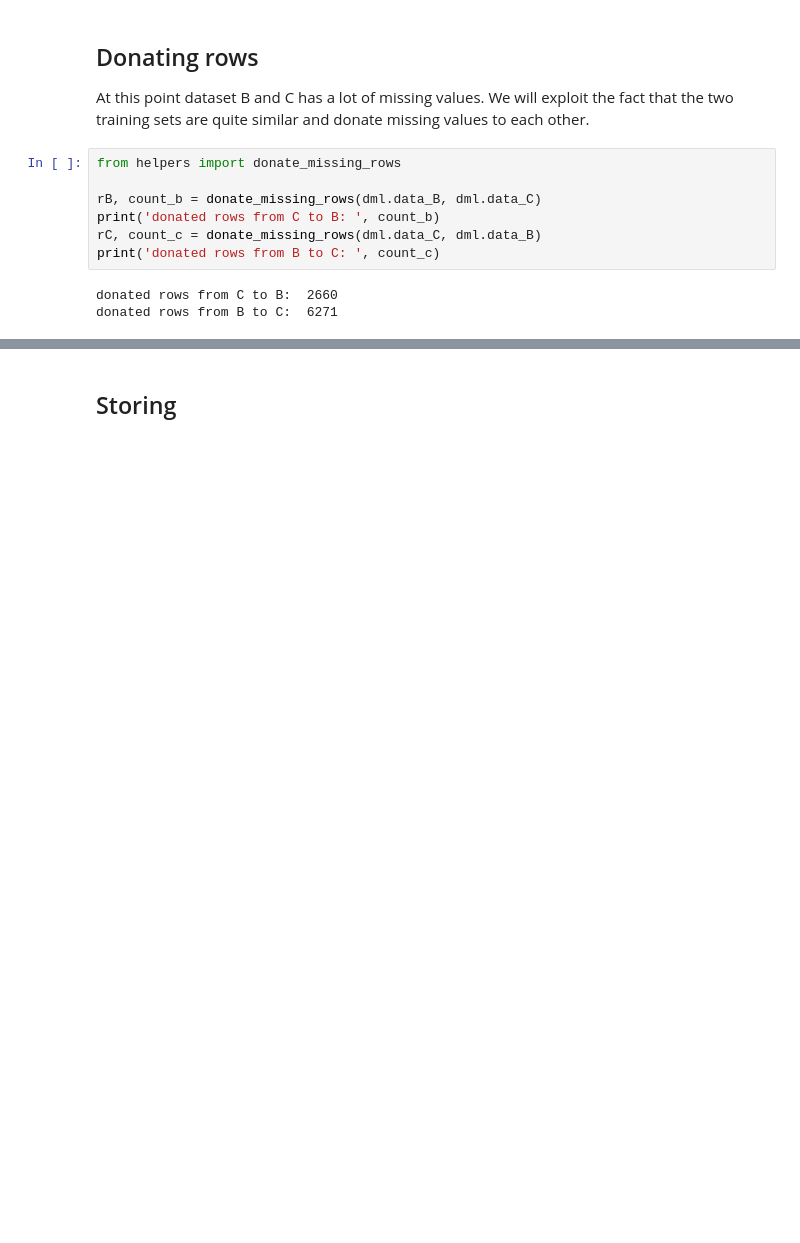
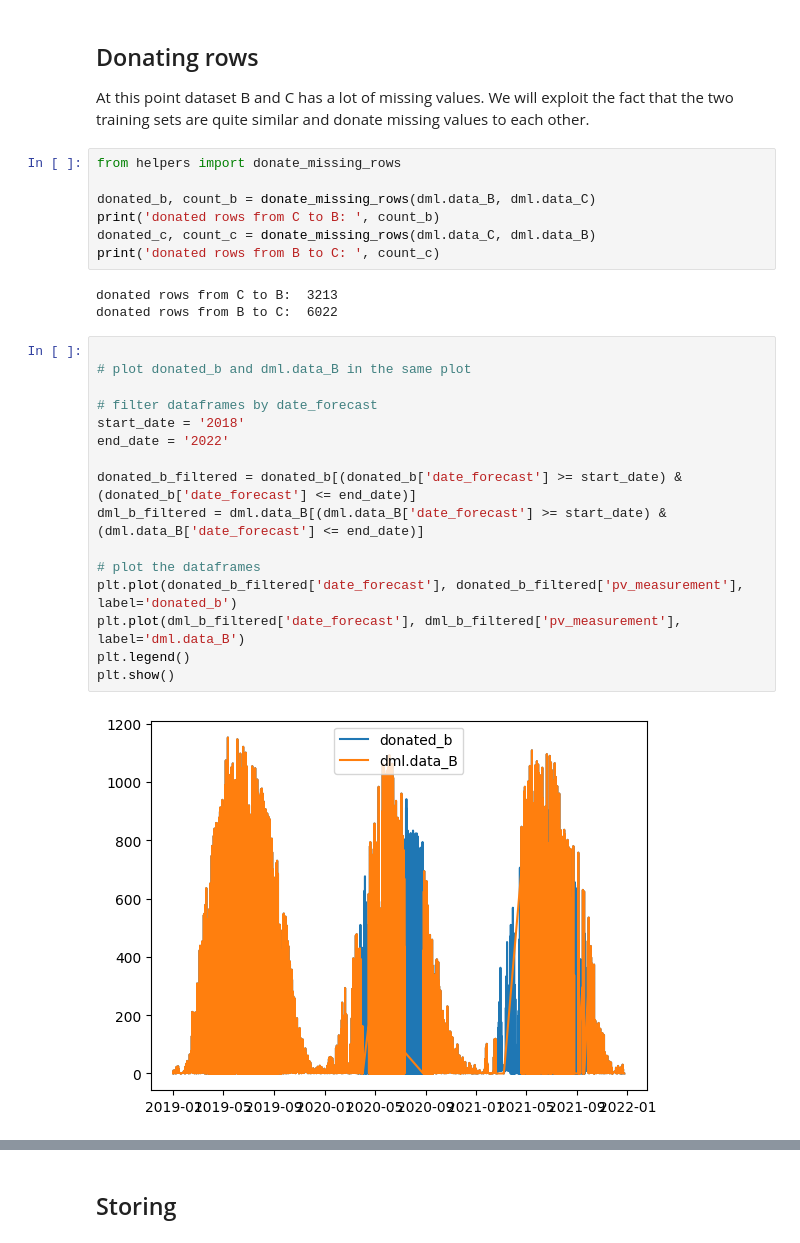
Before and after one commit to nasols/TDT4174-Machine-Learning, a Jupyter notebook: log_preds/log_FE.ipynb, the cells around one changed output, grey strips where cells are left out. Drawn from its saved outputs; the diff is of its cells as text; blank space fills up the shorter version.

```diff
--- a/log_preds/log_FE.ipynb
+++ b/log_preds/log_FE.ipynb
@@ -29,10 +31,28 @@ At this point dataset B and C has a lot of missing values. We will exploit the f
 # %%
 from helpers import donate_missing_rows
 
-rB, count_b = donate_missing_rows(dml.data_B, dml.data_C)
+donated_b, count_b = donate_missing_rows(dml.data_B, dml.data_C)
 print('donated rows from C to B: ', count_b)
-rC, count_c = donate_missing_rows(dml.data_C, dml.data_B)
+donated_c, count_c = donate_missing_rows(dml.data_C, dml.data_B)
 print('donated rows from B to C: ', count_c)
 # %% [output]
-donated rows from C to B:  2660
-donated rows from B to C:  6271
+donated rows from C to B:  3213
+donated rows from B to C:  6022
+# %%
+
+# plot donated_b and dml.data_B in the same plot
+
+# filter dataframes by date_forecast
+start_date = '2018'
+end_date = '2022'
+
+donated_b_filtered = donated_b[(donated_b['date_forecast'] >= start_date) & (donated_b['date_forecast'] <= end_date)]
+dml_b_filtered = dml.data_B[(dml.data_B['date_forecast'] >= start_date) & (dml.data_B['date_forecast'] <= end_date)]
+
+# plot the dataframes
+plt.plot(donated_b_filtered['date_forecast'], donated_b_filtered['pv_measurement'], label='donated_b')
+plt.plot(dml_b_filtered['date_forecast'], dml_b_filtered['pv_measurement'], label='dml.data_B')
+plt.legend()
+plt.show()
+# %% [output]
+[figure, added]
```
Also changed, not shown: parts of 6 cells of this notebook, 9 other files.
